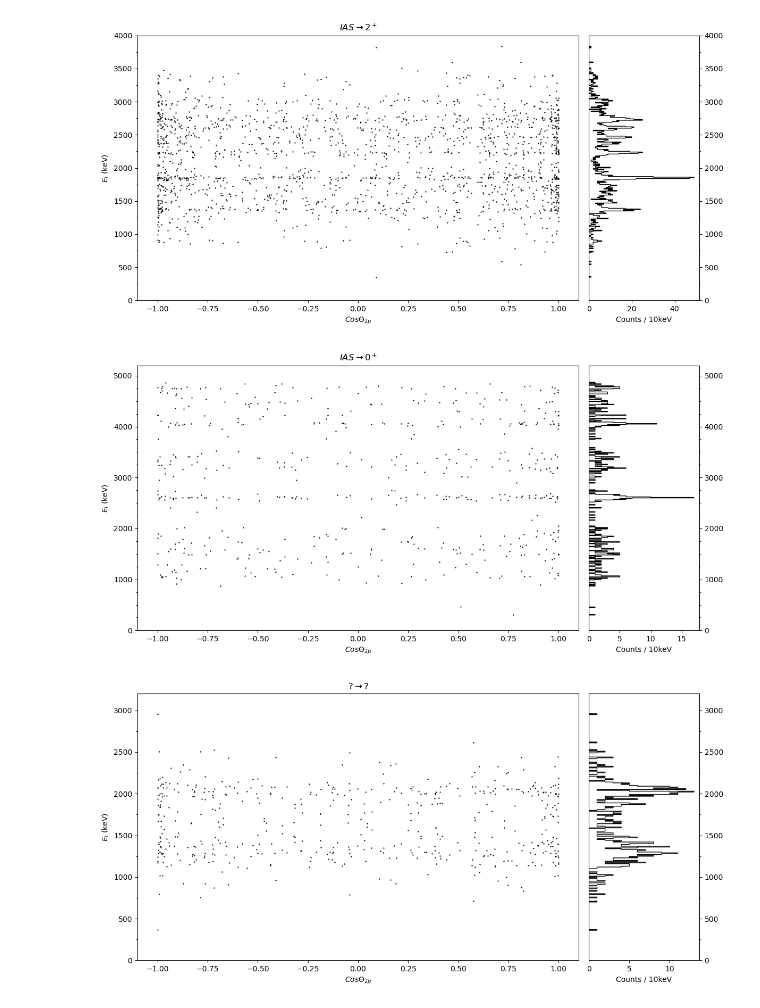
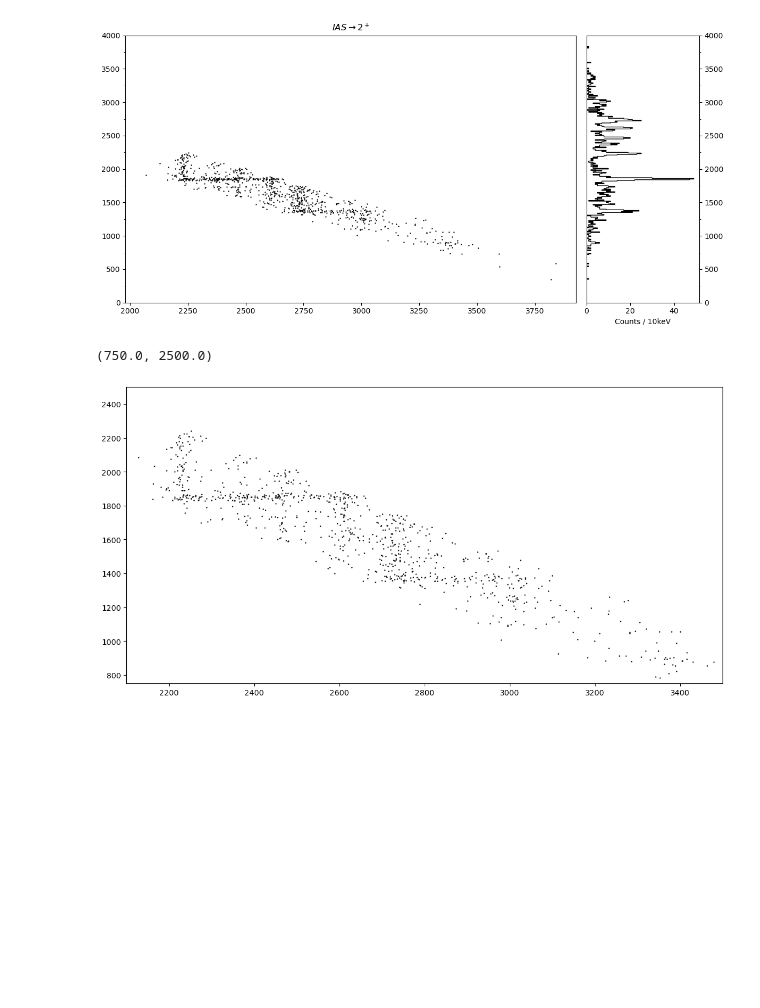
Before and after one commit to phaue/Masters, a Jupyter notebook: analysis/python/twoproton/2p.ipynb, the cells around one changed output. Cells and saved outputs as stored; diff of their text form; code cells hidden in the pictures; blank space fills up the shorter version.

```diff
--- a/analysis/python/twoproton/2p.ipynb
+++ b/analysis/python/twoproton/2p.ipynb
@@ -81,0 +310,18 @@ plt.show()
+# %%
+plt.figure(figsize=(12,6))
+lims = (6000,6230)
+mask = (Q2p >= lims[0]) & (Q2p <= lims[1])
+h1, _ = np.histogram(np.array(E1)[mask], bins=bins)
+h2, _ = np.histogram(np.array(E2)[mask], bins=bins)
+plt.step(bins[:-1], h1+h2, where='mid', color='k')
+
+E1s0 = [2609. ,4054. ,4767. ,2656. ,1499. ,2565. ,4462., 4660.]
+ex0 = [5811., 4297., 3550., 5762., 6975., 5858. ,3870.,3662.]
+
+for e in E1s:
+    plt.vlines(e, 0,15, ls='--', color='c')
+plt.xlim(500,5200)
+plt.xlabel("Energy (keV)")
+plt.ylabel("Counts / 10keV")
+plt.title(r"$IAS\rightarrow 0^+; \ Nmin=10; \ dE=25$  Found peaks with matching 21Na level")
+print("Found 21Na levels from IAS->0+: ",np.sort(ex0))
@@ -82,48 +640,64 @@ plt.show()
 # %%
-ms = [4000, 5200, 3200, 2500]
-lims = [(4350,4580), (6000,6230), (3360,3590), (2400,2600)]
+ms = [4000]#, 5200, 3200, 2500]
+lims = [(4350,4580)]#, (6000,6230), (3360,3590), (2400,2600)]
 ranges1 = [(1330,1400), (1810,1880), (2210,2260), (2440,2490), (2580,2630), (2690,2760)]
 ranges2= [(2530,2670), (4020,4100)]
 ranges3 = [(1960,2050), (2050,2140)]
 ranges4 = [(950,1050)]
 
 
-trans = [r"$IAS\rightarrow{2}^+$",r"$IAS\rightarrow{0}^+$",r"$?\rightarrow?$", r"$?\rightarrow?$"]
+trans = [r"$IAS\rightarrow{2}^+$"]#,r"$IAS\rightarrow{0}^+$",r"$?\rightarrow?$", r"$?\rightarrow?$"]
 for l, m,t in zip(lims, ms,trans):
     mask = (Q2p >= l[0]) & (Q2p <= l[1])
-
+    Q_mean = (l[0]+l[1])/2
     fig, (ax1, ax2) = plt.subplots(
         1, 2, figsize=(12,6), sharey=True,
         gridspec_kw={'width_ratios':[4,1]}
     )
 
     # Left: scatter plot
-    ax1.scatter(np.cos(theta[mask]), E1[mask], color='k', s=0.5)
-    ax1.scatter(np.cos(theta[mask]), E2[mask], color='k', s=0.5)
-    ax1.set_xlabel(r"$Cos\Theta_{2p}$")
-    ax1.set_ylabel(r"$E_i$ (keV)")
+    #ax1.scatter(np.cos(theta[mask]), E1[mask], color='k', s=0.5)
+    #ax1.scatter(np.cos(theta[mask]), E2[mask], color='k', s=0.5)
+    #ax1.set_xlabel(r"$Cos\Theta_{2p}$")
+    #ax1.set_ylabel(r"$E_i$ (keV)")
     ax1.set_title(f"{t}")
     ax1.set_yticks(np.arange(0,m,250), minor=True)
     ax1.set_ylim(500, m)
 
     # Right: horizontal histogram with 'step' style
     h1, _ = np.histogram(E1[mask], bins=bins)
     h2, _ = np.histogram(E2[mask], bins=bins)
     ax2.hist(bins[:-1], bins=bins, weights=h1+h2, histtype='step', orientation='horizontal', color='k')
 
+    ex = [] ## largest vals
+    ey = [] ## lowest vals
+    for e1,e2 in zip(E1[mask], E2[mask]):
+        if e1>e2:
+            ex.append(e1)
+            ey.append(e2)
+        else:
+            ex.append(e2)
+            ey.append(e1)
+    ax1.scatter(ex,ey, color='k', s=0.5)
+
     #bins2 = np.arange(950,1050+10,10)
     #h3, _ = np.histogram(E1[mask], bins=bins2)
     #h4, _ = np.histogram(E2[mask], bins=bins2)
     #ax2.hist(bins2[:-1], bins=bins2, weights=h3+h4, histtype='step', orientation='horizontal', color='r')
+
 
     ax2.set_xlabel('Counts / 10keV')
     ax2.yaxis.set_ticks_position('right')  # ticks on right side
     ax2.set_yticks(np.arange(0,m, 250), minor=True)
 
     fig.subplots_adjust(wspace=0.1, left=0.08, right=0.95, top=0.9, bottom=0.1)
     plt.tight_layout()
     plt.show()
+plt.figure(figsize=(14,7))
+plt.scatter(ex,ey, color='k', s=0.5)
+plt.xlim(2100,3500)
+plt.ylim(750,2500)
 # %% [output]
-[figure, old version]
+[figure, new version]
+(750.0, 2500.0)
-[figure, old version]
+[figure, new version]
-[figure, removed]
```
Also changed, not shown: parts of 14 cells of this notebook, 3 other files.
